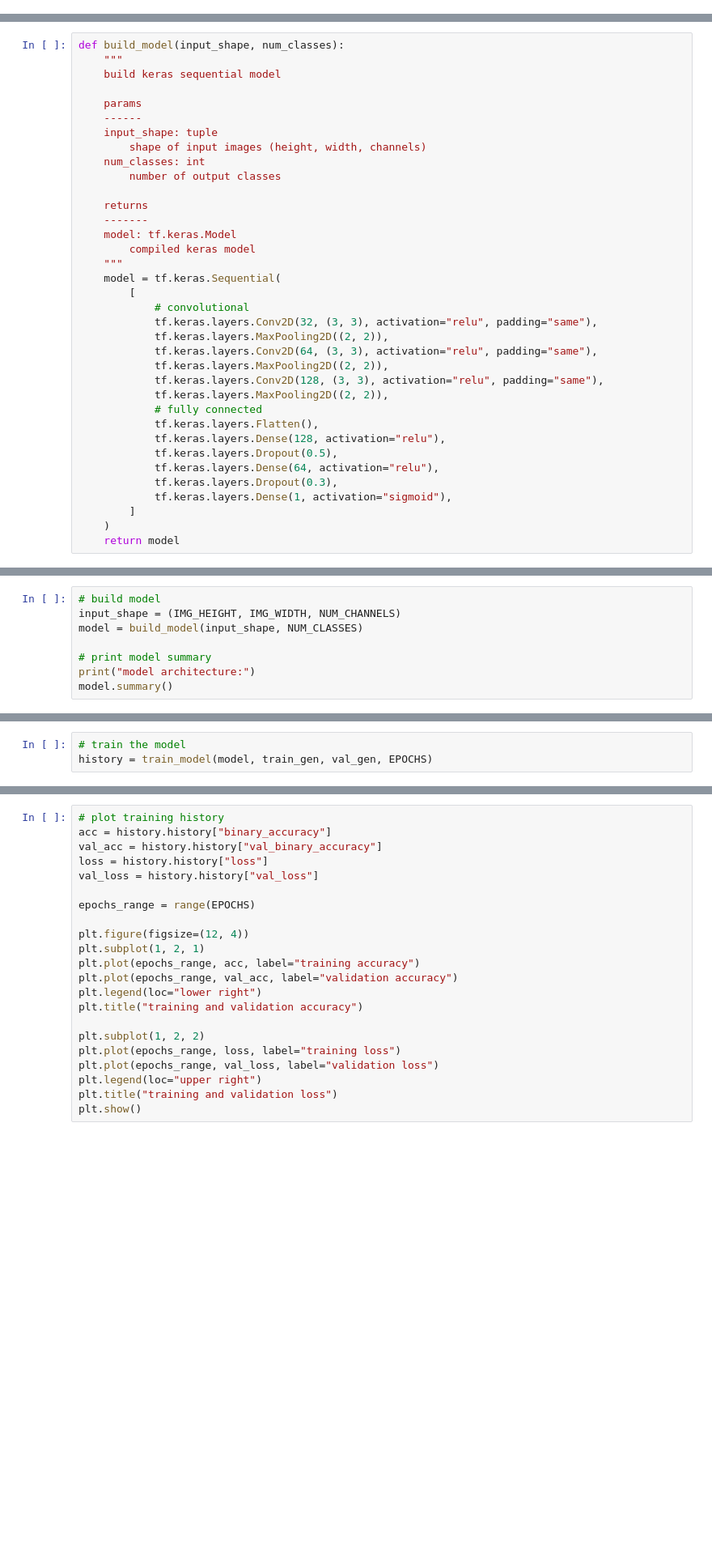
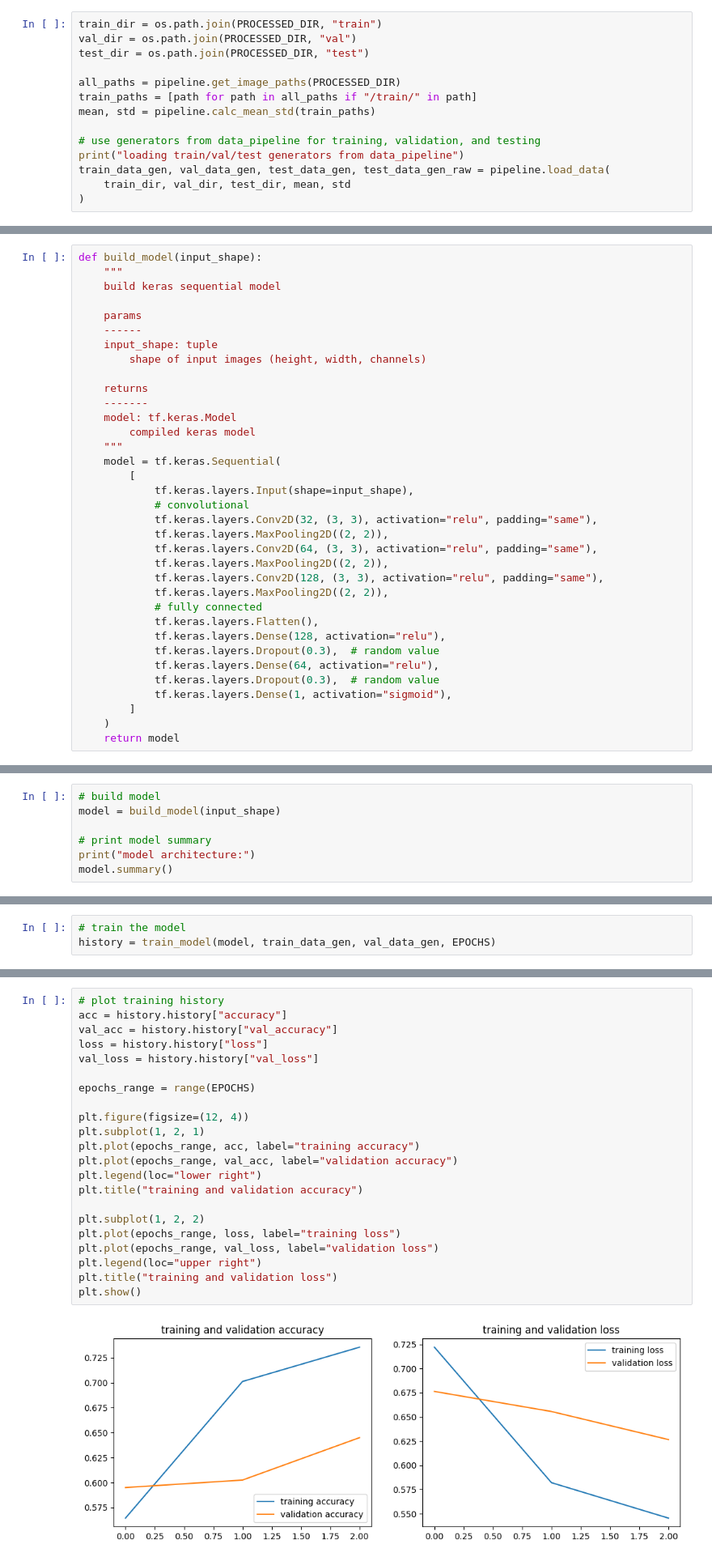
Before and after one commit to romeodetimmerman/covid-xray, a Jupyter notebook: src/baseline.ipynb, the cells around one changed output, grey strips where cells are left out. Shown at 81% size. Drawn from its saved outputs; the diff is of its cells as text; blank space fills up the shorter version.

```diff
--- a/src/baseline.ipynb
+++ b/src/baseline.ipynb
@@ -19,0 +32,14 @@ metrics = [BinaryAccuracy(), Precision(), Recall()]
+# %%
+train_dir = os.path.join(PROCESSED_DIR, "train")
+val_dir = os.path.join(PROCESSED_DIR, "val")
+test_dir = os.path.join(PROCESSED_DIR, "test")
+
+all_paths = pipeline.get_image_paths(PROCESSED_DIR)
+train_paths = [path for path in all_paths if "/train/" in path]
+mean, std = pipeline.calc_mean_std(train_paths)
+
+# use generators from data_pipeline for training, validation, and testing
+print("loading train/val/test generators from data_pipeline")
+train_data_gen, val_data_gen, test_data_gen, test_data_gen_raw = pipeline.load_data(
+    train_dir, val_dir, test_dir, mean, std
+)
@@ -20,5 +64,5 @@ metrics = [BinaryAccuracy(), Precision(), Recall()]
 # %%
-def build_model(input_shape, num_classes):
+def build_model(input_shape):
     """
     build keras sequential model
 
@@ -26,8 +70,6 @@ def build_model(input_shape, num_classes):
     ------
     input_shape: tuple
         shape of input images (height, width, channels)
-    num_classes: int
-        number of output classes
 
     returns
     -------
@@ -36,6 +78,7 @@ def build_model(input_shape, num_classes):
     """
     model = tf.keras.Sequential(
         [
+            tf.keras.layers.Input(shape=input_shape),
             # convolutional
             tf.keras.layers.Conv2D(32, (3, 3), activation="relu", padding="same"),
             tf.keras.layers.MaxPooling2D((2, 2)),
@@ -46,9 +89,9 @@ def build_model(input_shape, num_classes):
             # fully connected
             tf.keras.layers.Flatten(),
             tf.keras.layers.Dense(128, activation="relu"),
-            tf.keras.layers.Dropout(0.5),
+            tf.keras.layers.Dropout(0.3),  # random value
             tf.keras.layers.Dense(64, activation="relu"),
-            tf.keras.layers.Dropout(0.3),
+            tf.keras.layers.Dropout(0.3),  # random value
             tf.keras.layers.Dense(1, activation="sigmoid"),
         ]
     )
@@ -80,7 +114,6 @@ train_gen, val_gen = pipeline.load_data(train_dir, val_dir, mean, std)
 # %%
 # build model
-input_shape = (IMG_HEIGHT, IMG_WIDTH, NUM_CHANNELS)
-model = build_model(input_shape, NUM_CLASSES)
+model = build_model(input_shape)
 
 # print model summary
 print("model architecture:")
@@ -88,3 +144,3 @@ model.summary()
 # %%
 # train the model
-history = train_model(model, train_gen, val_gen, EPOCHS)
+history = train_model(model, train_data_gen, val_data_gen, EPOCHS)
@@ -91,25 +154,27 @@ history = train_model(model, train_gen, val_gen, EPOCHS)
 # %%
 # plot training history
-acc = history.history["binary_accuracy"]
-val_acc = history.history["val_binary_accuracy"]
+acc = history.history["accuracy"]
+val_acc = history.history["val_accuracy"]
 loss = history.history["loss"]
 val_loss = history.history["val_loss"]
 
 epochs_range = range(EPOCHS)
 
 plt.figure(figsize=(12, 4))
 plt.subplot(1, 2, 1)
 plt.plot(epochs_range, acc, label="training accuracy")
 plt.plot(epochs_range, val_acc, label="validation accuracy")
 plt.legend(loc="lower right")
 plt.title("training and validation accuracy")
 
 plt.subplot(1, 2, 2)
 plt.plot(epochs_range, loss, label="training loss")
 plt.plot(epochs_range, val_loss, label="validation loss")
 plt.legend(loc="upper right")
 plt.title("training and validation loss")
 plt.show()
+# %% [output]
+[figure, added]
 # %%
 # evaluate the model on the validation set after training
 print("\nevaluating model on validation data after training...")
```
Also changed, not shown: parts of 30 cells of this notebook.
